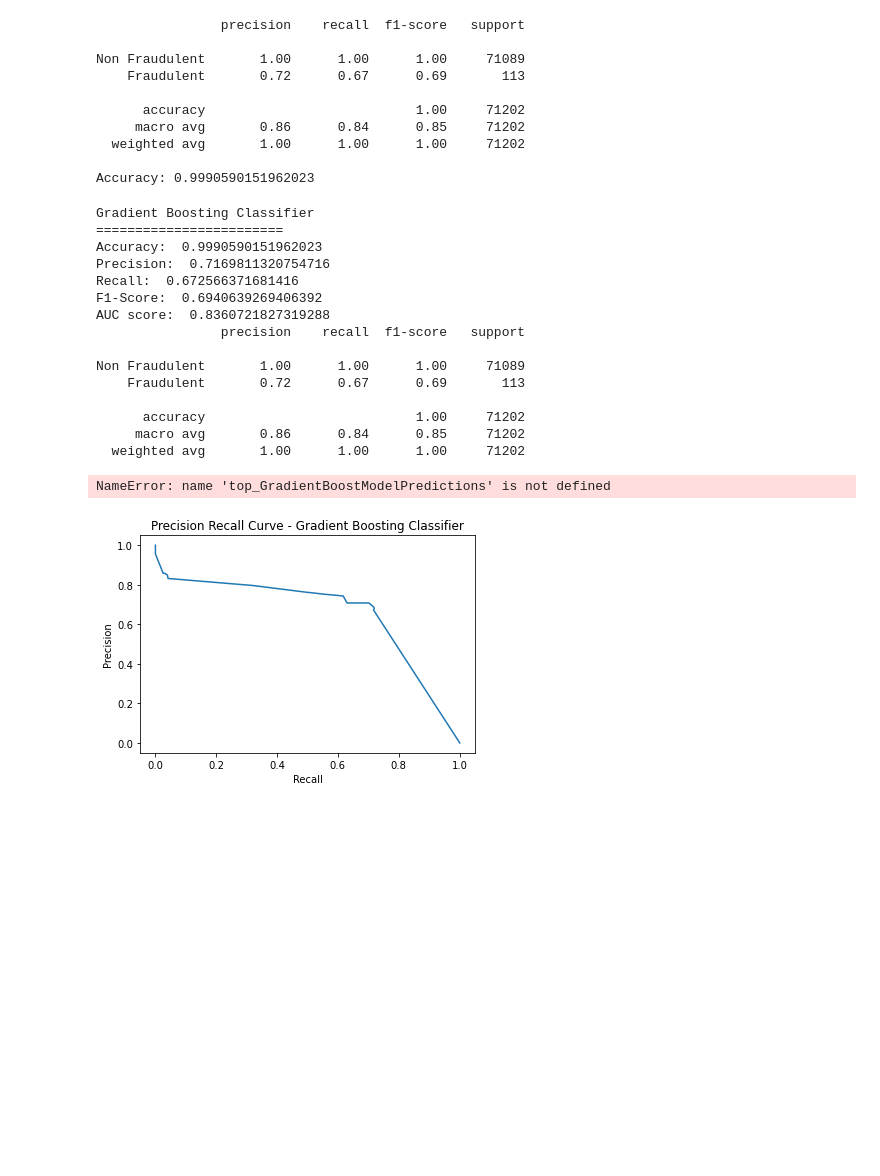
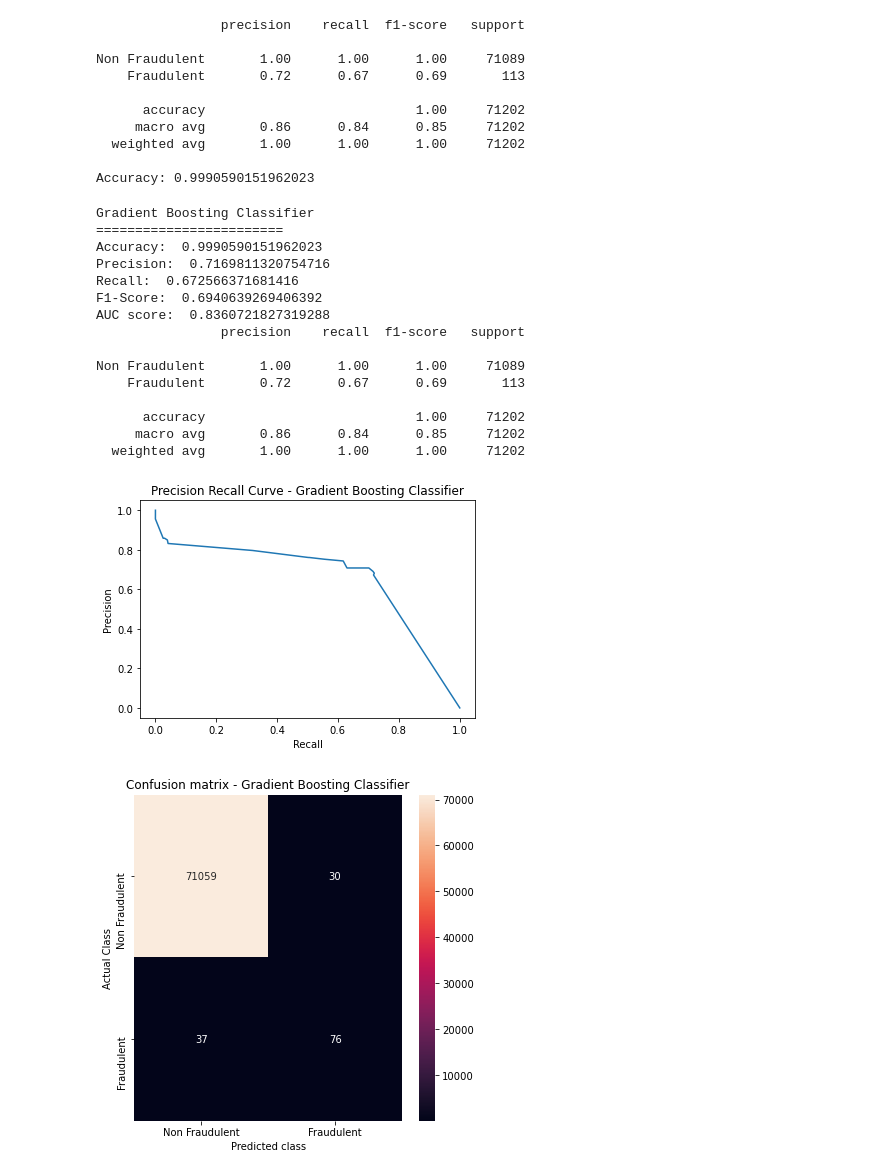
Before and after one commit to cdalsania/Credit_Card_Fraud_Detection, a Jupyter notebook: ml_models/GradientBoost.ipynb, the cells around one changed output. Drawn from its saved outputs; the diff is of its cells as text; code cells hidden in the pictures; blank space fills up the shorter version.

```diff
--- a/ml_models/GradientBoost.ipynb
+++ b/ml_models/GradientBoost.ipynb
@@ -426,32 +426,32 @@ print(classification_report(y_test.flatten(), top_GradientBoostPredictions,
 p, r, t = precision_recall_curve(y_test.flatten(), top_GradientBoostPredictProba)
 plt.plot(p, r)
 plt.xlabel('Recall')
 plt.ylabel('Precision')
 plt.title('Precision Recall Curve - Gradient Boosting Classifier')
 
-confusionMatrix = confusion_matrix(y_test.flatten(), top_GradientBoostModelPredictions)
+confusionMatrix = confusion_matrix(y_test.flatten(), top_GradientBoostPredictions)
 plt.figure(figsize =(6, 6))
 sns.heatmap(confusionMatrix, xticklabels = ['Non Fraudulent', 'Fraudulent'],
             yticklabels = ['Non Fraudulent', 'Fraudulent'], annot = True, fmt ="d");
 plt.title("Confusion matrix - Gradient Boosting Classifier")
 plt.ylabel('Actual Class')
 plt.xlabel('Predicted class')
 plt.show()
 # %% [output]
 Gradient Boosting Classifier
 ========================
 Accuracy:  0.9990590151962023
 Precision:  0.7169811320754716
 Recall:  0.672566371681416
 F1-Score:  0.6940639269406392
 AUC score:  0.8360721827319288
                 precision    recall  f1-score   support
 
 Non Fraudulent       1.00      1.00      1.00     71089
     Fraudulent       0.72      0.67      0.69       113
 
       accuracy                           1.00     71202
      macro avg       0.86      0.84      0.85     71202
   weighted avg       1.00      1.00      1.00     71202
-NameError: name 'top_GradientBoostModelPredictions' is not defined
 [figure]
+[figure, added]
```
Also changed, not shown: parts of 14 cells of this notebook.
